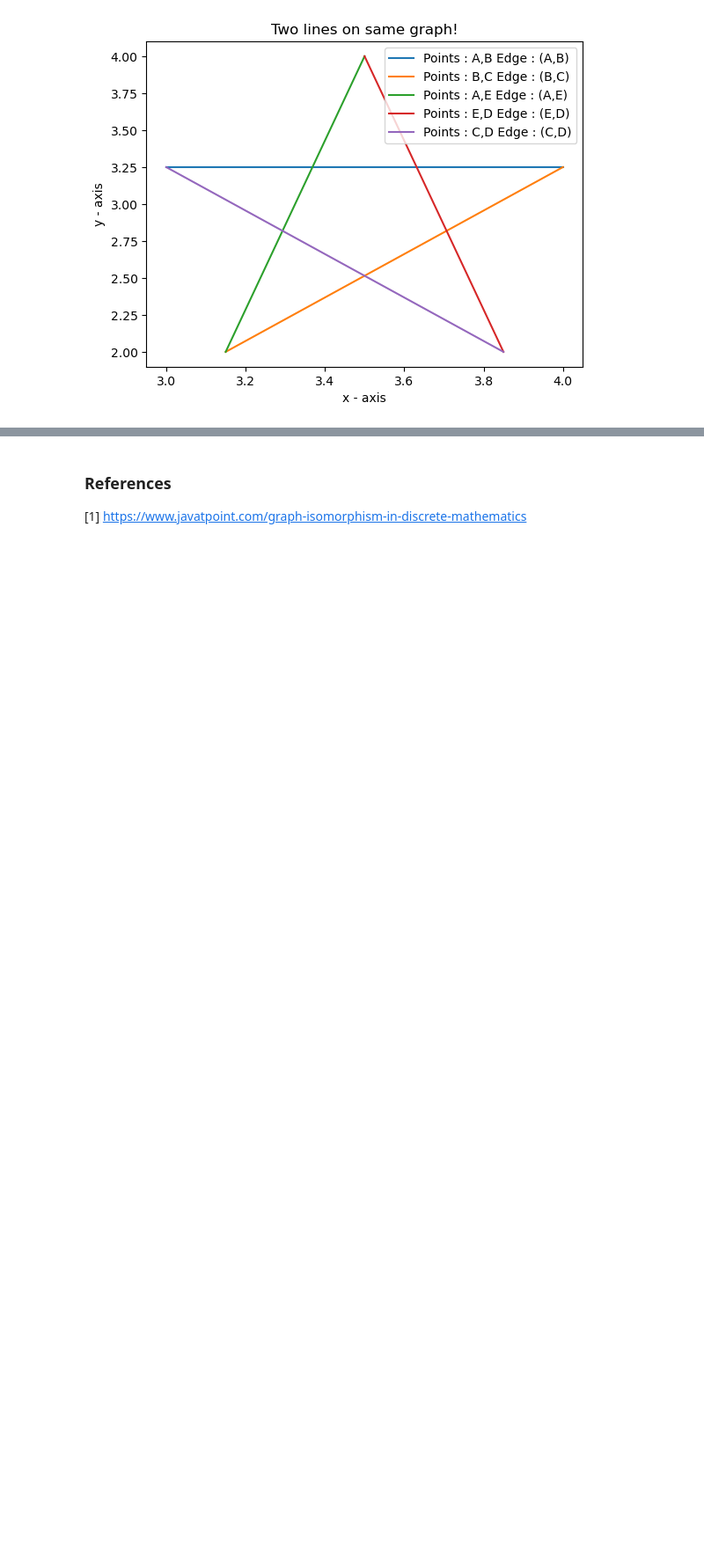
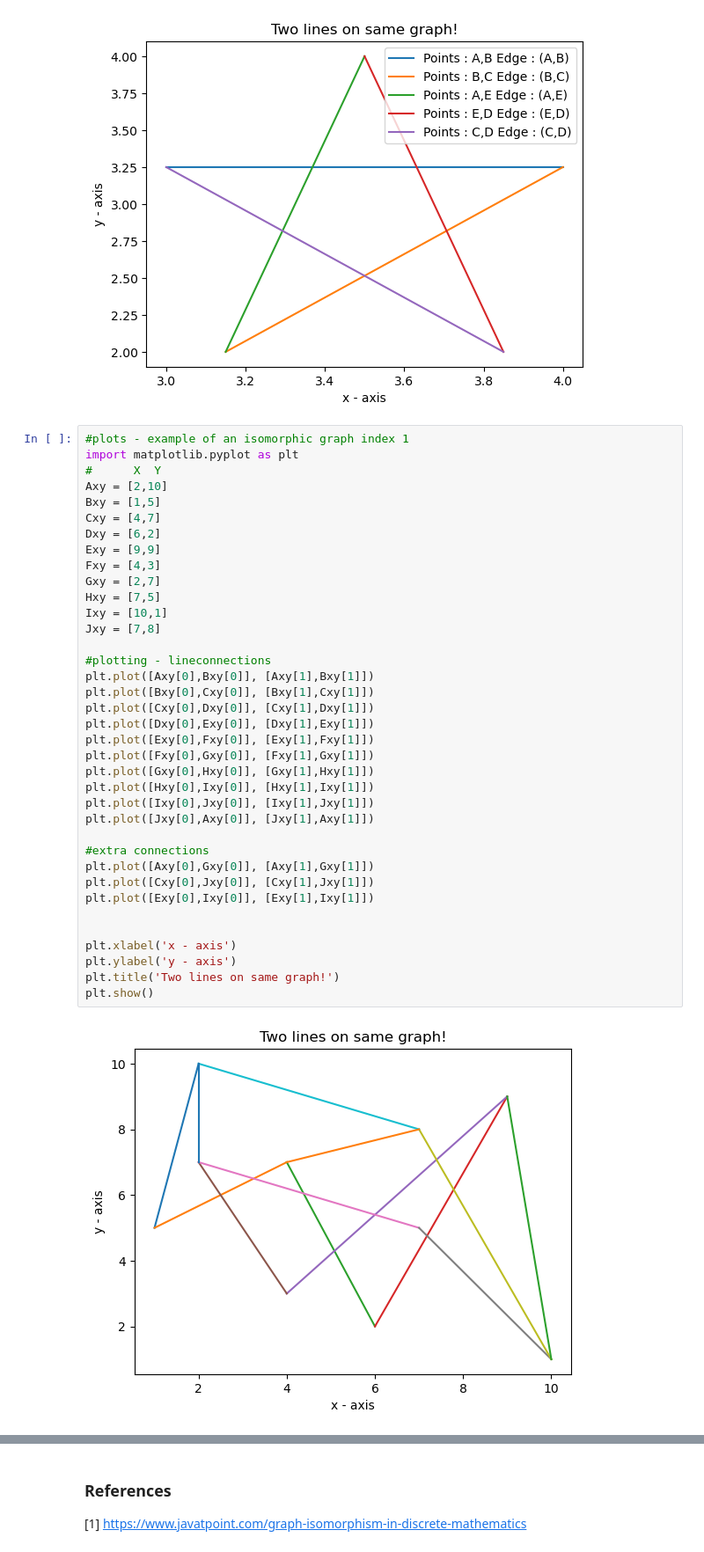
Before and after one commit to Heather-Curran/Graph-Theory-Project, a Jupyter notebook: graph_isomorphism.ipynb, the cells around one changed output, grey strips where cells are left out. Shown: that part at 88% size. Drawn from its saved outputs; the diff is of its cells as text; blank space fills up the shorter version.

Commit message:
Adding two new graphs

```diff
--- a/graph_isomorphism.ipynb
+++ b/graph_isomorphism.ipynb
@@ -61,3 +61,42 @@ plt.legend()
 plt.show()
 # %% [output]
 [figure]
+# %%
+#plots - example of an isomorphic graph index 1
+import matplotlib.pyplot as plt
+#      X  Y
+Axy = [2,10]
+Bxy = [1,5]
+Cxy = [4,7]
+Dxy = [6,2]
+Exy = [9,9]
+Fxy = [4,3]
+Gxy = [2,7]
+Hxy = [7,5]
+Ixy = [10,1]
+Jxy = [7,8]
+
+#plotting - lineconnections
+plt.plot([Axy[0],Bxy[0]], [Axy[1],Bxy[1]])
+plt.plot([Bxy[0],Cxy[0]], [Bxy[1],Cxy[1]])
+plt.plot([Cxy[0],Dxy[0]], [Cxy[1],Dxy[1]])
+plt.plot([Dxy[0],Exy[0]], [Dxy[1],Exy[1]])
+plt.plot([Exy[0],Fxy[0]], [Exy[1],Fxy[1]])
+plt.plot([Fxy[0],Gxy[0]], [Fxy[1],Gxy[1]])
+plt.plot([Gxy[0],Hxy[0]], [Gxy[1],Hxy[1]])
+plt.plot([Hxy[0],Ixy[0]], [Hxy[1],Ixy[1]])
+plt.plot([Ixy[0],Jxy[0]], [Ixy[1],Jxy[1]])
+plt.plot([Jxy[0],Axy[0]], [Jxy[1],Axy[1]])
+
+#extra connections
+plt.plot([Axy[0],Gxy[0]], [Axy[1],Gxy[1]])
+plt.plot([Cxy[0],Jxy[0]], [Cxy[1],Jxy[1]])
+plt.plot([Exy[0],Ixy[0]], [Exy[1],Ixy[1]])
+
+
+plt.xlabel('x - axis')
+plt.ylabel('y - axis')
+plt.title('Two lines on same graph!')
+plt.show()
+# %% [output]
+[figure, added]
```
Also changed, not shown: parts of 4 cells of this notebook.
